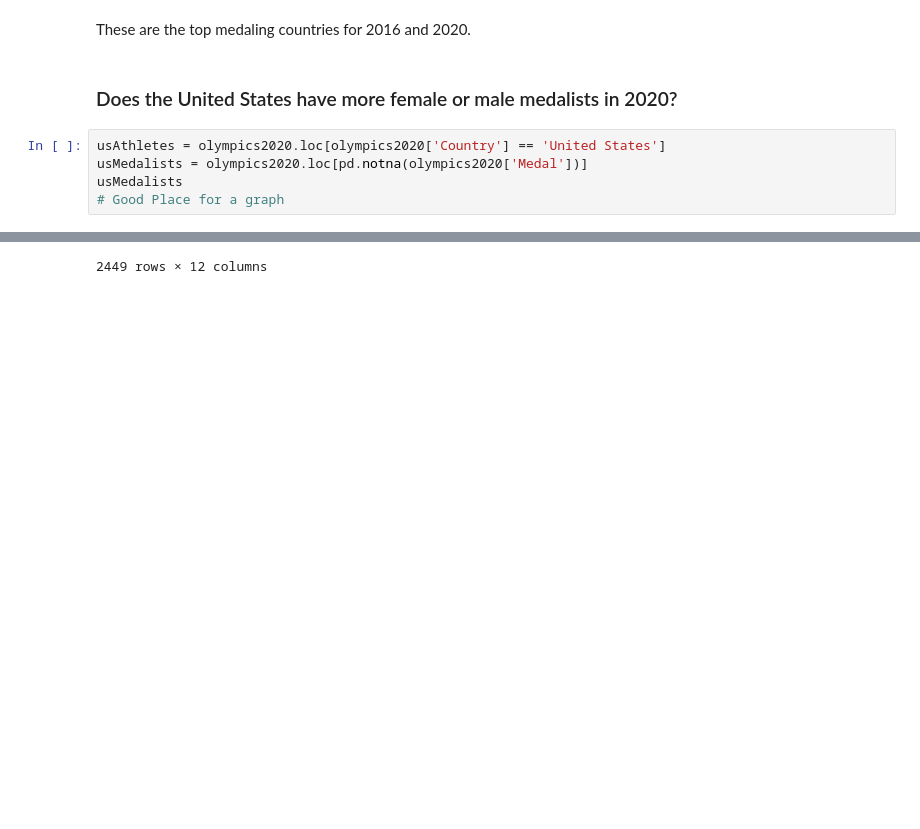
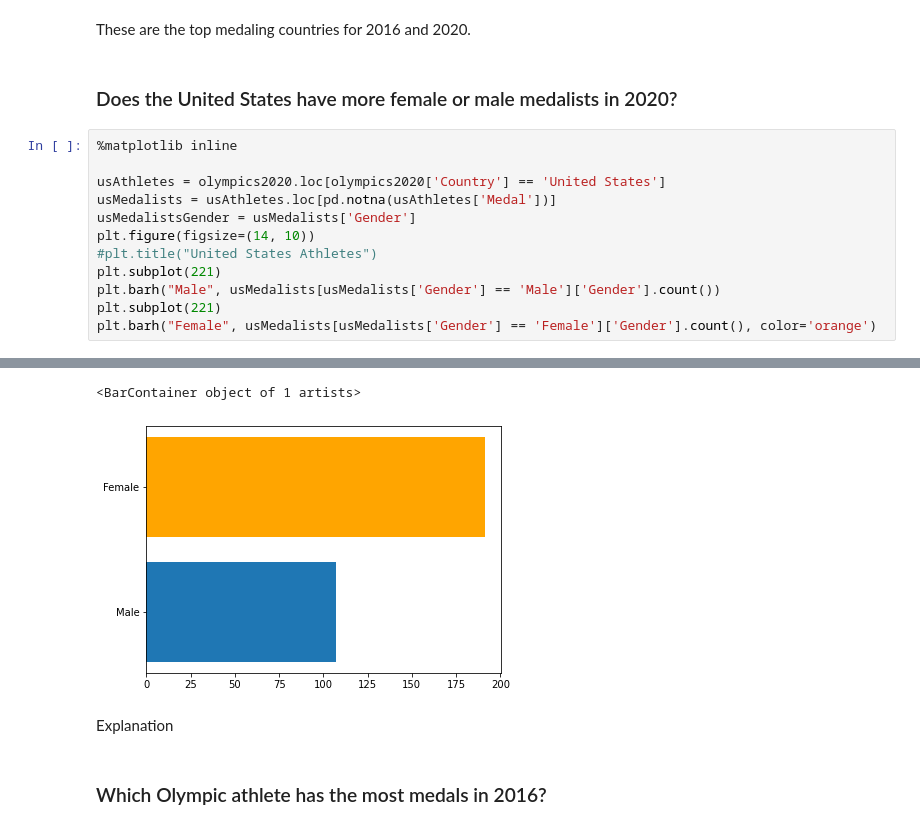
Before and after one commit to bdavis12302/2020-2016-Summer-Olympic-Data, a Jupyter notebook: DSCI235 Final Project - 2020 and 2016 Summer Olympic Data.ipynb, the cells around one changed output, grey strips where cells are left out. Cells and saved outputs as stored; diff of their text form; blank space fills up the shorter version.

```diff
--- a/DSCI235 Final Project - 2020 and 2016 Summer Olympic Data.ipynb
+++ b/DSCI235 Final Project - 2020 and 2016 Summer Olympic Data.ipynb
@@ -446,8 +412,15 @@ These are the top medaling countries for 2016 and 2020.
 # %% [markdown]
 ### Does the United States have more female or male medalists in 2020?
 # %%
+%matplotlib inline
+
 usAthletes = olympics2020.loc[olympics2020['Country'] == 'United States']
-usMedalists = olympics2020.loc[pd.notna(olympics2020['Medal'])]
-usMedalists
-# Good Place for a graph
+usMedalists = usAthletes.loc[pd.notna(usAthletes['Medal'])]
+usMedalistsGender = usMedalists['Gender']
+plt.figure(figsize=(14, 10))
+#plt.title("United States Athletes")
+plt.subplot(221)
+plt.barh("Male", usMedalists[usMedalists['Gender'] == 'Male']['Gender'].count())
+plt.subplot(221)
+plt.barh("Female", usMedalists[usMedalists['Gender'] == 'Female']['Gender'].count(), color='orange')
 # %% [output]
@@ -466 +427,6 @@ usMedalists
-2449 rows × 12 columns
+<BarContainer object of 1 artists>
+[figure, added]
+# %% [markdown]
+Explanation
+# %% [markdown]
+### Which Olympic athlete has the most medals in 2016?
```
Also changed, not shown: parts of 9 cells of this notebook.
